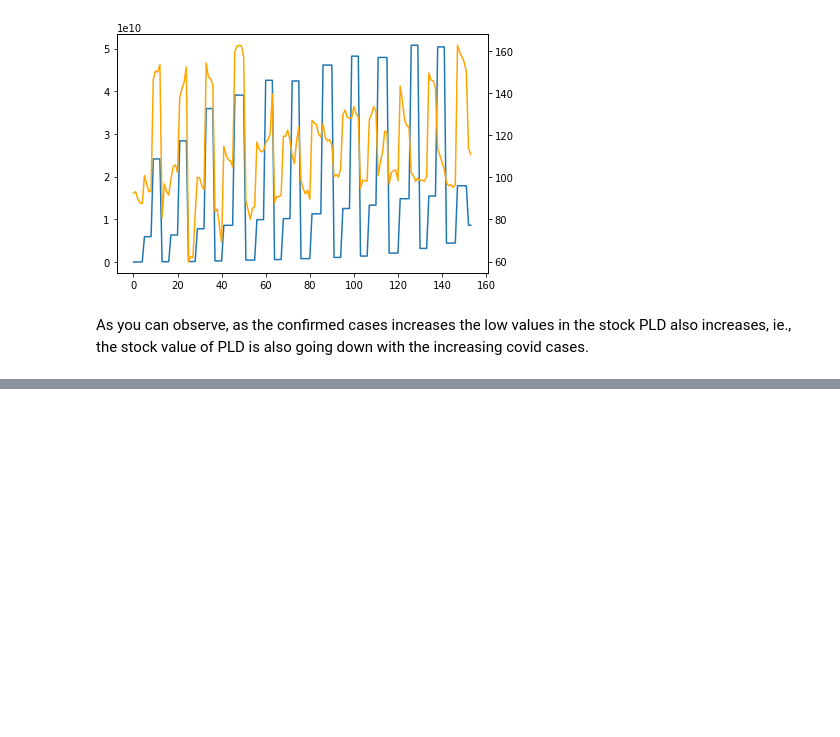
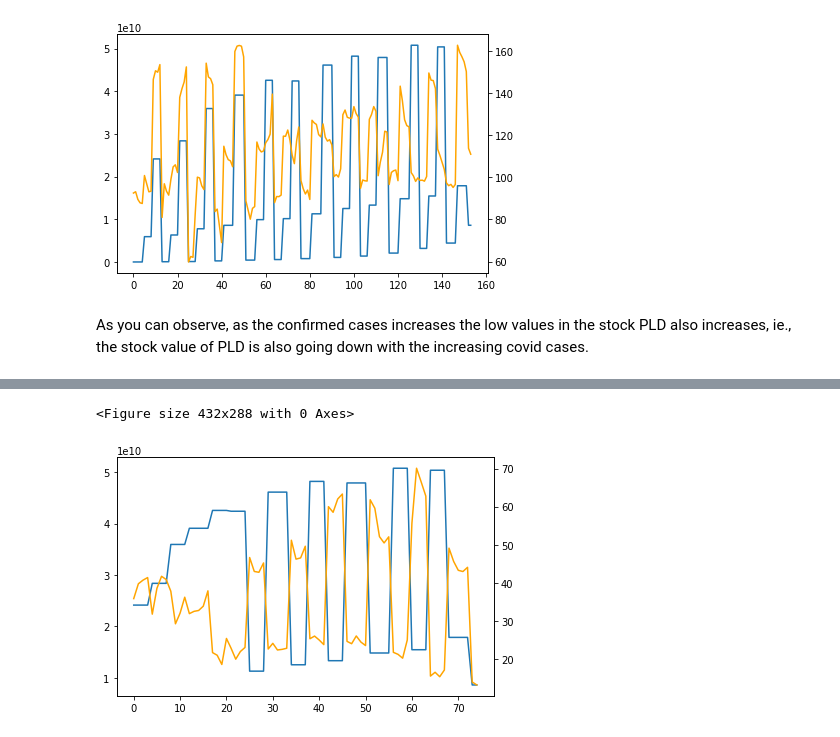
Before and after one commit to AIDA-Saskatchewan-polytechnic/Stock_market_review, a Jupyter notebook: Final_project_python.ipynb, the cells around one changed output, grey strips where cells are left out. Saved outputs shown, nothing was run; the diff lists cells and outputs as text; code cells hidden in the pictures; blank space fills up the shorter version.

Commit message:
- stock market analysis and covid data reviews

```diff
--- a/Final_project_python.ipynb
+++ b/Final_project_python.ipynb
@@ -118,11 +115,26 @@ precious_metal_stock_df = pd.DataFrame(precious_metal_stock[0]).reset_index()
 for stock in [overall_american_stock_df,overall_canadian_stock_df,travel_stock_df,real_estate_stock_df,precious_metal_stock_df]:
     stock.rename(columns = {'date':'Date','2. high':'High','3. low':'Low'}, inplace = True)
 
+overall_canadian_stock_df=overall_canadian_stock_df[['Date','High','Low']]
+overall_canadian_stock_df['Date'] = pd.to_datetime(overall_canadian_stock_df['Date'], errors ='coerce')
+overall_canadian_stock_df['Month'] = overall_canadian_stock_df['Date'].dt.month
+overall_canadian_stock_df['Year']= overall_canadian_stock_df['Date'].dt.year
+
+travel_stock_df=travel_stock_df[['Date','High','Low']]
+travel_stock_df['Date'] = pd.to_datetime(travel_stock_df['Date'], errors ='coerce')
+travel_stock_df['Month'] = travel_stock_df['Date'].dt.month
+travel_stock_df['Year']= travel_stock_df['Date'].dt.year
+
 overall_american_stock_df=overall_american_stock_df[['Date','High','Low']]
 overall_american_stock_df['Date'] = pd.to_datetime(overall_american_stock_df['Date'], errors ='coerce')
 overall_american_stock_df['Month'] = overall_american_stock_df['Date'].dt.month
 overall_american_stock_df['Year']= overall_american_stock_df['Date'].dt.year
 
+precious_metal_stock_df=precious_metal_stock_df[['Date','High','Low']]
+precious_metal_stock_df['Date'] = pd.to_datetime(precious_metal_stock_df['Date'], errors ='coerce')
+precious_metal_stock_df['Month'] = precious_metal_stock_df['Date'].dt.month
+precious_metal_stock_df['Year']= precious_metal_stock_df['Date'].dt.year
+
 real_estate_stock_df=real_estate_stock_df[['Date','High','Low']]
 real_estate_stock_df['Date'] = pd.to_datetime(real_estate_stock_df['Date'], errors ='coerce')
 real_estate_stock_df['Month'] = real_estate_stock_df['Date'].dt.month
@@ -229,3 +251,10 @@ plt.show()
 [figure]
 # %% [markdown]
 As you can observe, as the confirmed cases increases the low values in the stock PLD also increases, ie., the stock value of PLD is also going down with the increasing covid cases.
+# %%
+#S&P/TSX
+import numpy as np
+
+df_final_canada = pd.merge(total_count_df,overall_canadian_stock_df,on=['Month','Year'])
+
+df_final_canada
@@ -231,0 +275,16 @@ As you can observe, as the confirmed cases increases the low values in the stock
+# %%
+import datetime
+import matplotlib.pyplot as plt
+import matplotlib.dates as mdates
+
+fig_zoom_sfm = plt.gcf()
+
+fig_zoom_sfm, ax1 = plt.subplots()
+ax1.plot(df_final_canada['Confirmed cases'])
+ax2 = ax1.twinx()
+ax2.plot(df_final_canada['Low'],color="orange")
+fig_zoom_sfm.tight_layout()
+plt.show()
+# %% [output]
+<Figure size 432x288 with 0 Axes>
+[figure, added]
```
Also changed, not shown: parts of 13 cells of this notebook.
